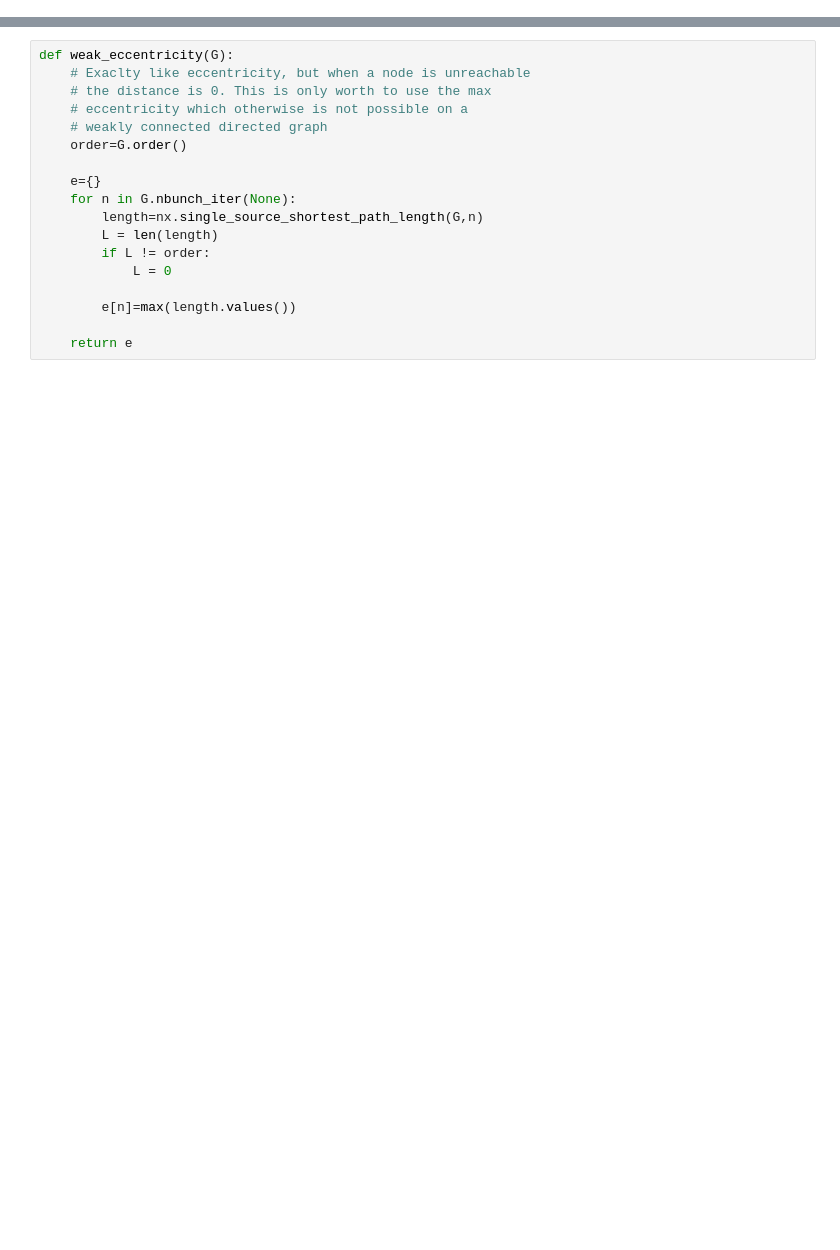
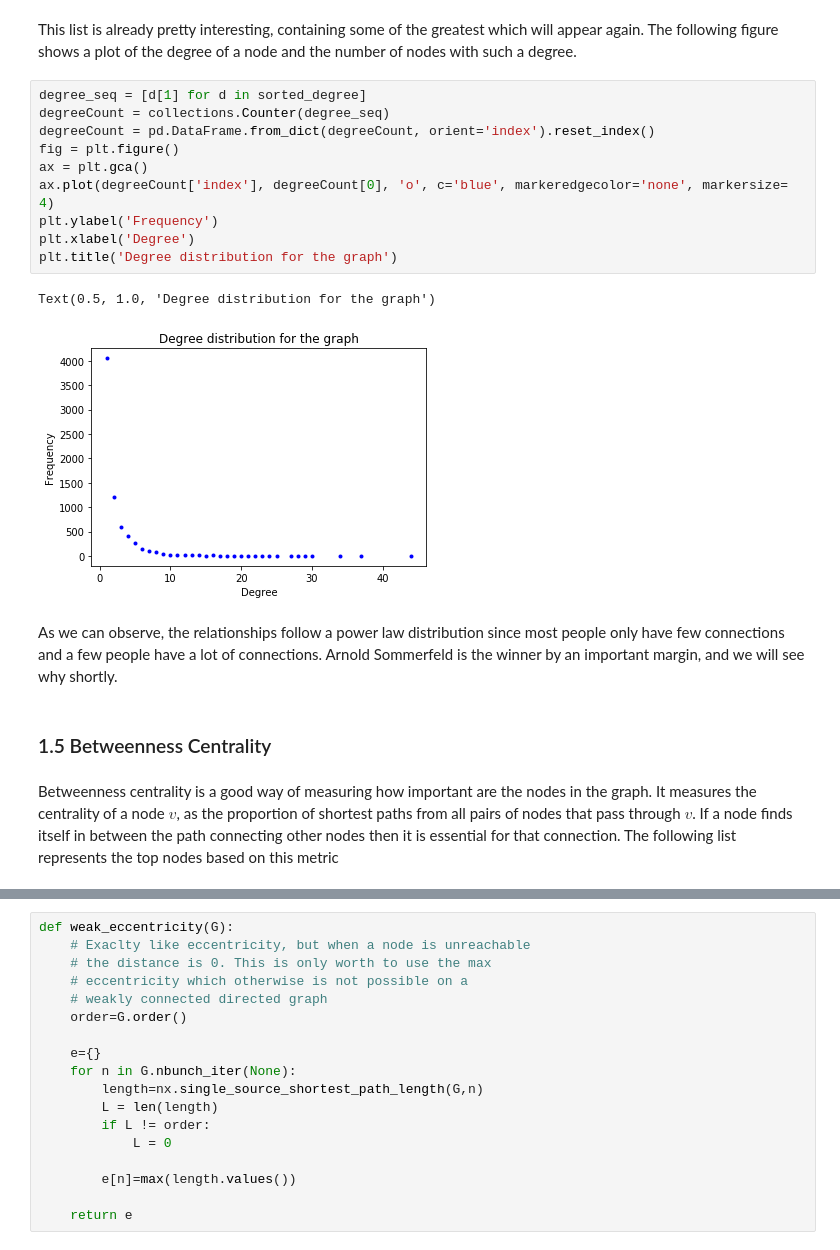
Before and after one commit to mcherep/supervision, a Jupyter notebook: supervision/supervisors.ipynb, the cells around one changed output, grey strips where cells are left out. Drawn from its saved outputs; the diff is of its cells as text; blank space fills up the shorter version.

Commit message:
Clean data analysis with explanations. Drawing functions

```diff
--- a/supervision/supervisors.ipynb
+++ b/supervision/supervisors.ipynb
@@ -244,0 +129,21 @@ Theodor Zwinger  has betweeness: 0.001
+# %% [markdown]
+This list is already pretty interesting, containing some of the greatest which will appear again. The following figure shows a plot of the degree of a node and the number of nodes with such a degree.
+# %%
+degree_seq = [d[1] for d in sorted_degree]
+degreeCount = collections.Counter(degree_seq)
+degreeCount = pd.DataFrame.from_dict(degreeCount, orient='index').reset_index()
+fig = plt.figure()
+ax = plt.gca()
+ax.plot(degreeCount['index'], degreeCount[0], 'o', c='blue', markeredgecolor='none', markersize= 4)
+plt.ylabel('Frequency')
+plt.xlabel('Degree')
+plt.title('Degree distribution for the graph')
+# %% [output]
+Text(0.5, 1.0, 'Degree distribution for the graph')
+[figure, added]
+# %% [markdown]
+As we can observe, the relationships follow a power law distribution since most people only have few connections and a few people have a lot of connections. Arnold Sommerfeld is the winner by an important margin, and we will see why shortly.
+# %% [markdown]
+### 1.5 Betweenness Centrality
+# %% [markdown]
+Betweenness centrality is a good way of measuring how important are the nodes in the graph. It measures the centrality of a node $v$, as the proportion of shortest paths from all pairs of nodes that pass through $v$. If a node finds itself in between the path connecting other nodes then it is essential for that connection. The following list represents the top nodes based on this metric
```
Also changed, not shown: parts of 104 cells of this notebook.
